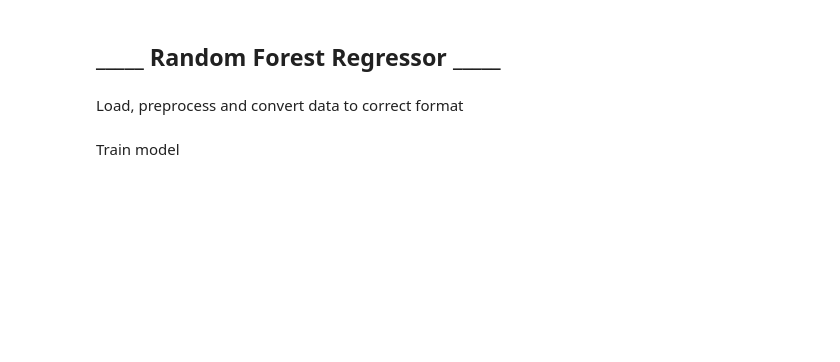
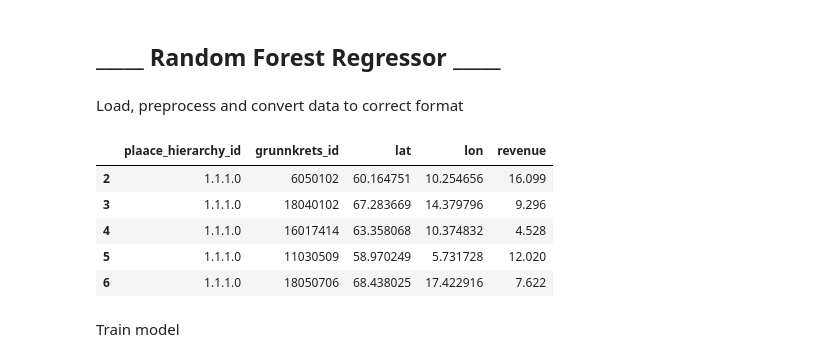
Before and after one commit to Bergis1610/MachineLearning-TDT4173-Project, a Jupyter notebook: LouisLangNB.ipynb, the cells around one changed output. Saved outputs shown, nothing was run; the diff lists cells and outputs as text; code cells hidden in the pictures; blank space fills up the shorter version.

```diff
--- a/LouisLangNB.ipynb
+++ b/LouisLangNB.ipynb
@@ -299,6 +423,15 @@ x_train[cat_columns] = x_train[cat_columns].apply(lambda x: pd.factorize(x)[0])
 #test set
 cat_columns = x_test.select_dtypes(['object']).columns
 x_test[cat_columns] = x_test[cat_columns].apply(lambda x: pd.factorize(x)[0])
+# %%
+stores_train.head()
+# %% [output]
+|  | plaace_hierarchy_id | grunnkrets_id | lat | lon | revenue |
+| 2 | 1.1.1.0 | 6050102 | 60.164751 | 10.254656 | 16.099 |
+| 3 | 1.1.1.0 | 18040102 | 67.283669 | 14.379796 | 9.296 |
+| 4 | 1.1.1.0 | 16017414 | 63.358068 | 10.374832 | 4.528 |
+| 5 | 1.1.1.0 | 11030509 | 58.970249 | 5.731728 | 12.020 |
+| 6 | 1.1.1.0 | 18050706 | 68.438025 | 17.422916 | 7.622 |
 # %% [markdown]
 Train model
 # %%
```
Also changed, not shown: parts of 35 cells of this notebook.
